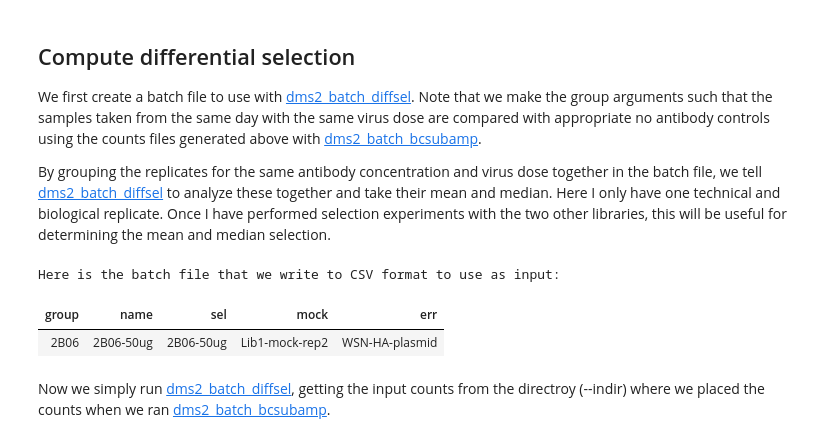
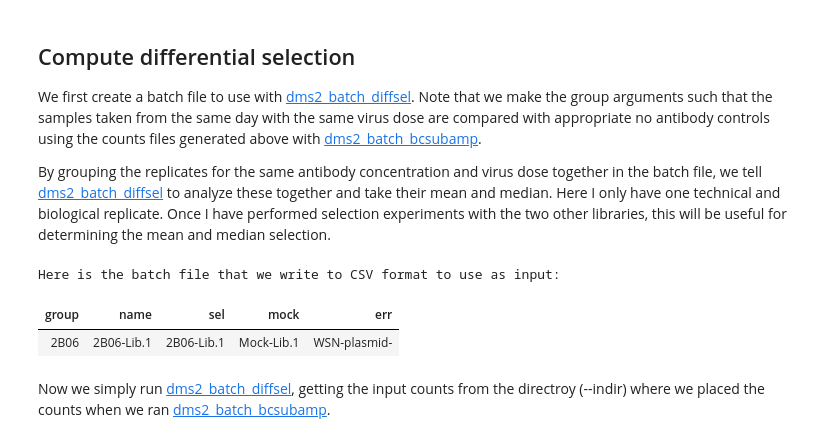
Before and after one commit to jbloomlab/2B06_DMS, a Jupyter notebook: analysis_notebook.ipynb, the cells around one changed output. Cells and saved outputs as stored; diff of their text form; code cells hidden in the pictures.

```diff
--- a/analysis_notebook.ipynb
+++ b/analysis_notebook.ipynb
@@ -192,27 +177,27 @@ By grouping the replicates for the same antibody concentration and virus dose to
 # %%
 diffseldir = os.path.join(resultsdir, 'diffsel')
 if not os.path.isdir(diffseldir):
     os.mkdir(diffseldir)
 
 diffselbatchfile = os.path.join(diffseldir, 'batch.csv')
 
 # create batch file for dms2_batch_diffsel
 diffselbatch = pandas.DataFrame.from_records([
               # WSN library 1 selected with 50ug/mL of D045_051310_2B06
-              ('2B06', '2B06-50ug', '2B06-50ug', 'Lib1-mock-rep2'),
+              ('2B06', '2B06-Lib.1', '2B06-Lib.1', 'Mock-Lib.1'),
              ],
              columns=['group', 'name', 'sel', 'mock']
              )
-diffselbatch['err'] = 'WSN-HA-plasmid' # all samples have the same error control which is the plasmid in this case
+diffselbatch['err'] = 'WSN-plasmid-' # all samples have the same error control which is the plasmid in this case
 
 print("Here is the batch file that we write to CSV format to use as input:")
 display(HTML(diffselbatch.to_html(index=False)))
 
 diffselbatch.to_csv(diffselbatchfile, index=False)
 # %% [output]
 Here is the batch file that we write to CSV format to use as input:
 | group | name | sel | mock | err |
-| 2B06 | 2B06-50ug | 2B06-50ug | Lib1-mock-rep2 | WSN-HA-plasmid |
+| 2B06 | 2B06-Lib.1 | 2B06-Lib.1 | Mock-Lib.1 | WSN-plasmid- |
 # %% [markdown]
 Now we simply run [dms2_batch_diffsel](https://jbloomlab.github.io/dms_tools2/dms2_batch_diffsel.html), getting the input counts from the directroy (--indir) where we placed the counts when we ran [dms2_batch_bcsubamp](https://jbloomlab.github.io/dms_tools2/dms2_batch_bcsubamp.html).
 # %%
```
Also changed, not shown: parts of 18 cells of this notebook, 17 other files.
